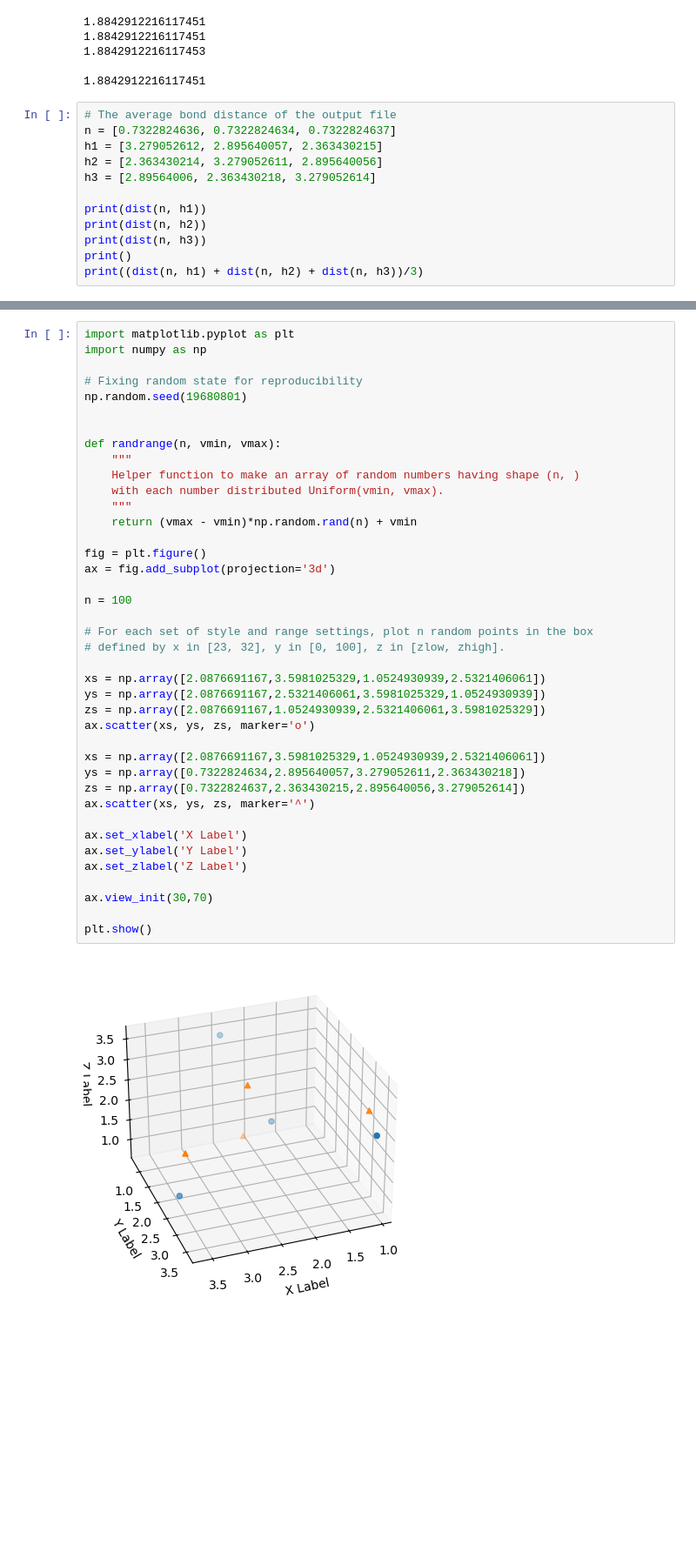
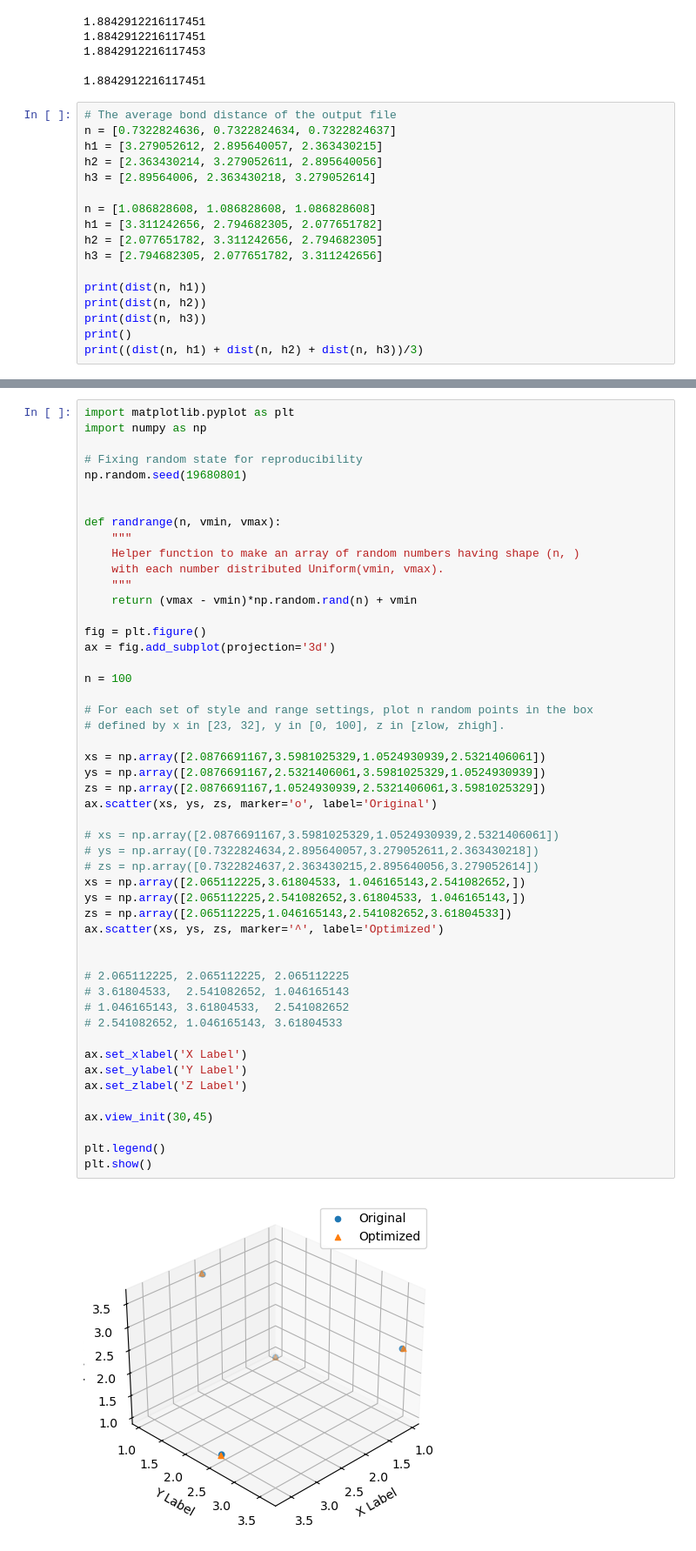
Before and after one commit to swollenburg/Vibrational_Analysis_CNDO2, a Jupyter notebook: analysis.ipynb, the cells around one changed output, grey strips where cells are left out. Shown at 87% size. Drawn from its saved outputs; the diff is of its cells as text; blank space fills up the shorter version.

```diff
--- a/analysis.ipynb
+++ b/analysis.ipynb
@@ -48,6 +48,11 @@ h1 = [3.279052612, 2.895640057, 2.363430215]
 h2 = [2.363430214, 3.279052611, 2.895640056]
 h3 = [2.89564006, 2.363430218, 3.279052614]
 
+n = [1.086828608, 1.086828608, 1.086828608]
+h1 = [3.311242656, 2.794682305, 2.077651782]
+h2 = [2.077651782, 3.311242656, 2.794682305]
+h3 = [2.794682305, 2.077651782, 3.311242656]
+
 print(dist(n, h1))
 print(dist(n, h2))
 print(dist(n, h3))
@@ -67,37 +72,47 @@ import numpy as np
 np.random.seed(19680801)
 
 
 def randrange(n, vmin, vmax):
     """
     Helper function to make an array of random numbers having shape (n, )
     with each number distributed Uniform(vmin, vmax).
     """
     return (vmax - vmin)*np.random.rand(n) + vmin
 
 fig = plt.figure()
 ax = fig.add_subplot(projection='3d')
 
 n = 100
 
 # For each set of style and range settings, plot n random points in the box
 # defined by x in [23, 32], y in [0, 100], z in [zlow, zhigh].
 
 xs = np.array([2.0876691167,3.5981025329,1.0524930939,2.5321406061])
 ys = np.array([2.0876691167,2.5321406061,3.5981025329,1.0524930939])
 zs = np.array([2.0876691167,1.0524930939,2.5321406061,3.5981025329])
-ax.scatter(xs, ys, zs, marker='o')
+ax.scatter(xs, ys, zs, marker='o', label='Original')
 
-xs = np.array([2.0876691167,3.5981025329,1.0524930939,2.5321406061])
-ys = np.array([0.7322824634,2.895640057,3.279052611,2.363430218])
-zs = np.array([0.7322824637,2.363430215,2.895640056,3.279052614])
-ax.scatter(xs, ys, zs, marker='^')
+# xs = np.array([2.0876691167,3.5981025329,1.0524930939,2.5321406061])
+# ys = np.array([0.7322824634,2.895640057,3.279052611,2.363430218])
+# zs = np.array([0.7322824637,2.363430215,2.895640056,3.279052614])
+xs = np.array([2.065112225,3.61804533, 1.046165143,2.541082652,])
+ys = np.array([2.065112225,2.541082652,3.61804533, 1.046165143,])
+zs = np.array([2.065112225,1.046165143,2.541082652,3.61804533])
+ax.scatter(xs, ys, zs, marker='^', label='Optimized')
+
+
+# 2.065112225, 2.065112225, 2.065112225
+# 3.61804533,  2.541082652, 1.046165143
+# 1.046165143, 3.61804533,  2.541082652
+# 2.541082652, 1.046165143, 3.61804533
 
 ax.set_xlabel('X Label')
 ax.set_ylabel('Y Label')
 ax.set_zlabel('Z Label')
 
-ax.view_init(30,70)
+ax.view_init(30,45)
 
+plt.legend()
 plt.show()
 # %% [output]
-[figure, old version]
+[figure, new version]
```
Also changed, not shown: parts of 3 cells of this notebook, 23 other files.
